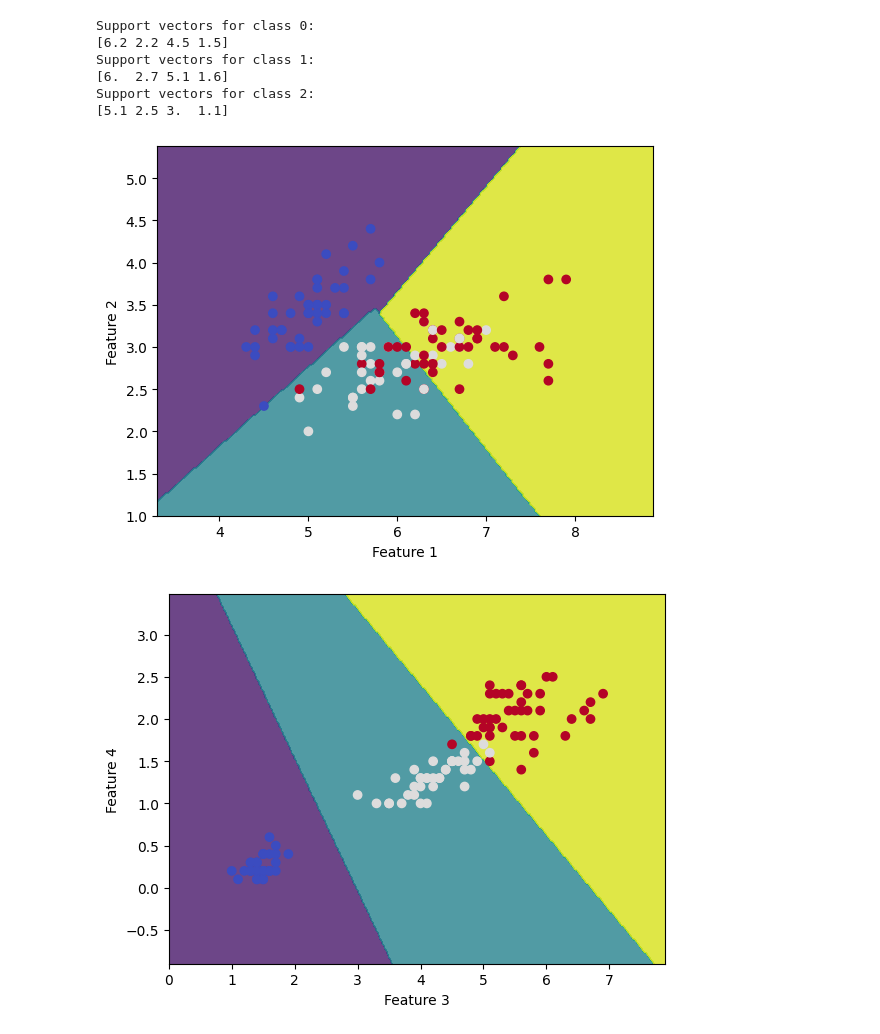
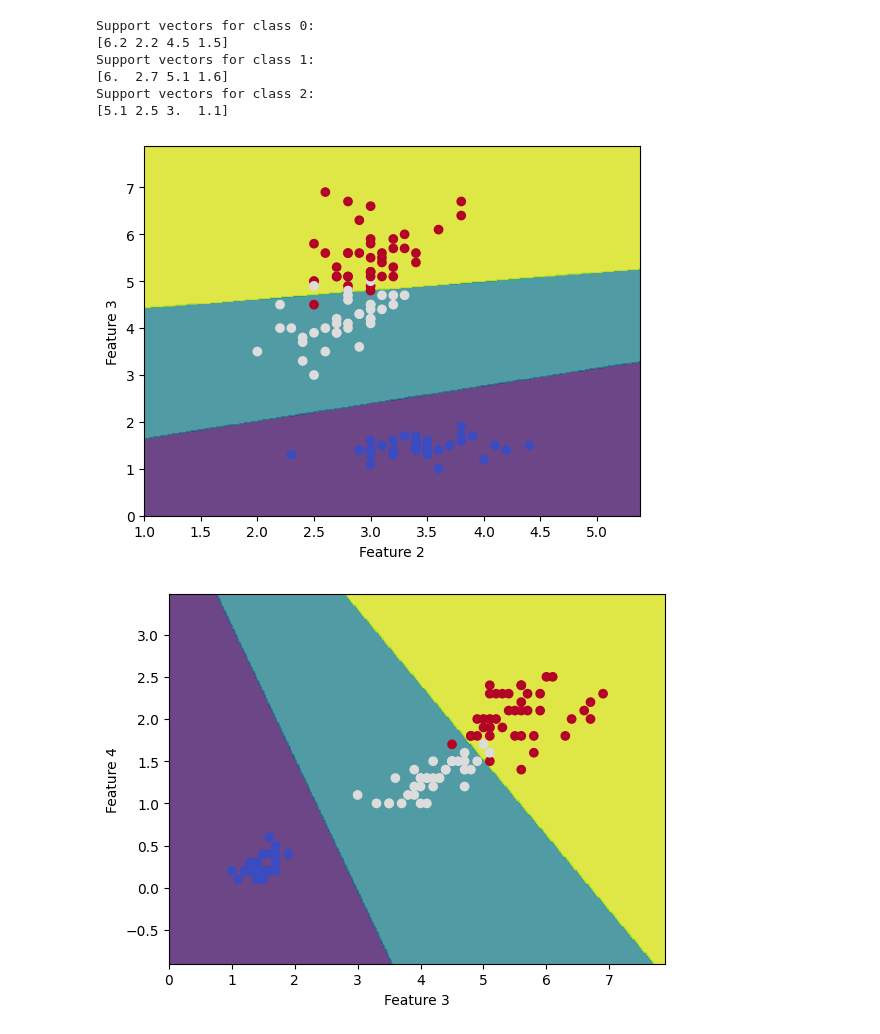
Before and after one commit to Leohemmingsson/D7041E-labs, a Jupyter notebook: lab1/D7041E_code_for_lab1.ipynb, the cells around one changed output. Saved outputs shown, nothing was run; the diff lists cells and outputs as text; code cells hidden in the pictures.

```diff
--- a/lab1/D7041E_code_for_lab1.ipynb
+++ b/lab1/D7041E_code_for_lab1.ipynb
@@ -324,9 +324,9 @@ def plot_decision_boundary(X, y, model, feature1, feature2):
     plt.ylabel(f"Feature {feature2+1}")
     plt.show()
 # %%
-# 0 indexed
-plot_decision_boundary(x_train, y_train, best_kernel_ovr, 0, 1)
-plot_decision_boundary(x_train, y_train, best_kernel_ovr, 2, 4)
+# 0-indexed
+plot_decision_boundary(x_train, y_train, best_kernel_ovr, 1, 2)
+plot_decision_boundary(x_train, y_train, best_kernel_ovr, 2, 3)
 # %% [output]
-[figure, old version]
+[figure, new version]
 [figure]
```
Also changed, not shown: 1 other file.
